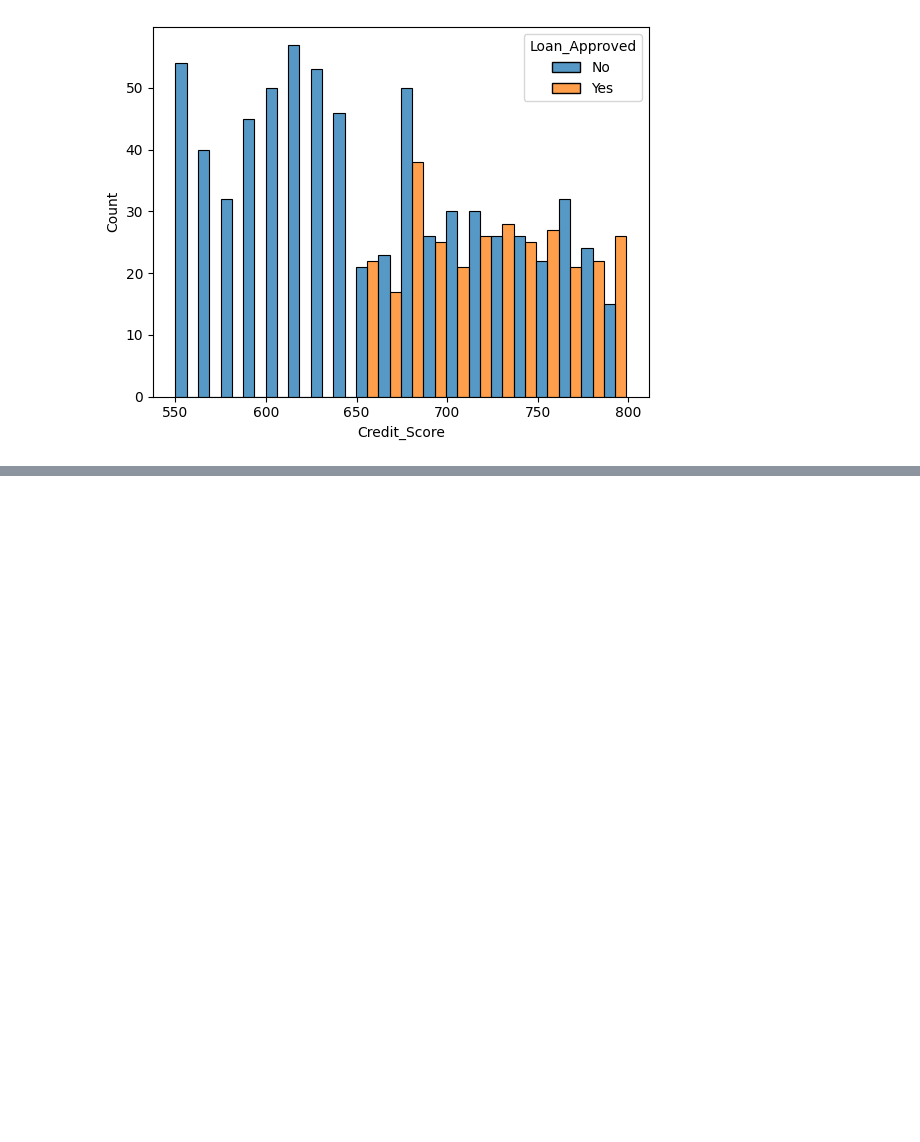
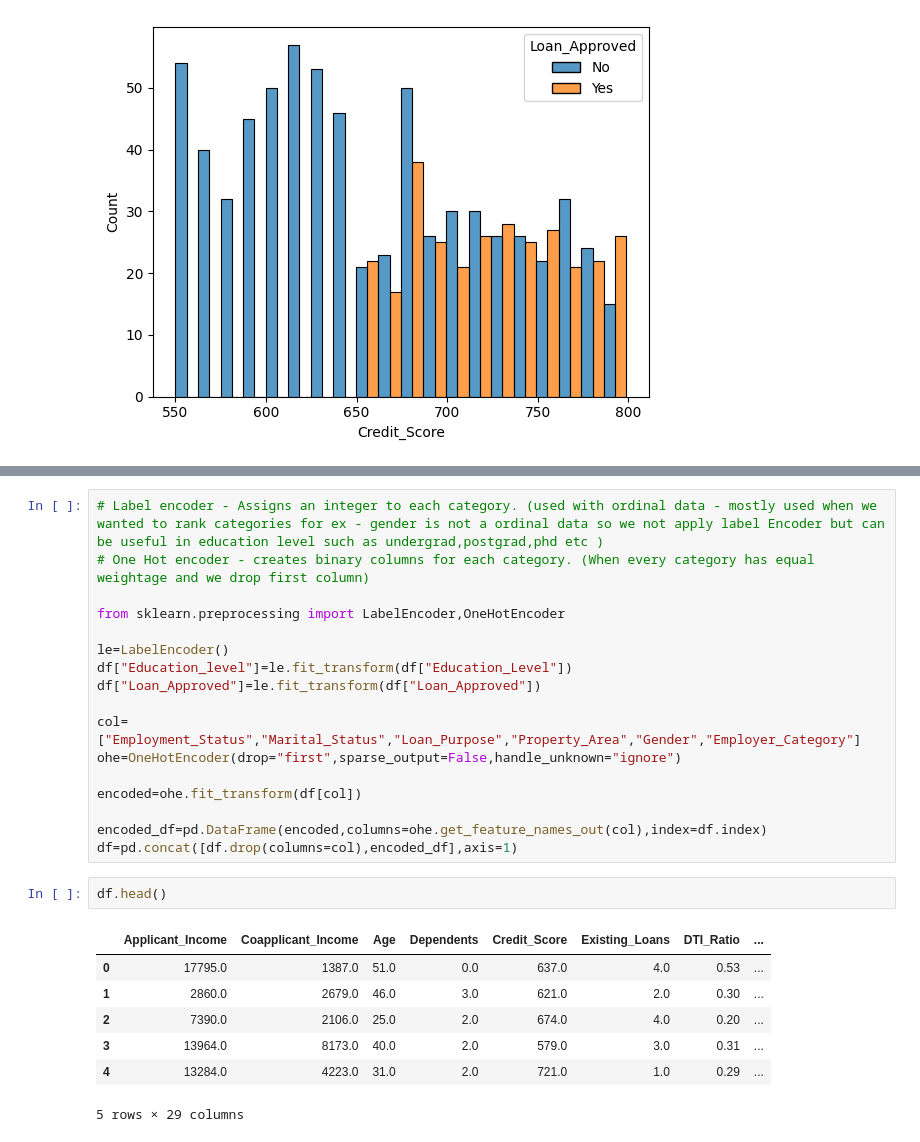
Before and after one commit to Sayansh2004/AI-ML, a Jupyter notebook: Projects/creditwiseLoanApproval/loanApproval.ipynb, the cells around one changed output, grey strips where cells are left out. Cells and saved outputs as stored; diff of their text form; blank space fills up the shorter version.

```diff
--- a/Projects/creditwiseLoanApproval/loanApproval.ipynb
+++ b/Projects/creditwiseLoanApproval/loanApproval.ipynb
@@ -109,0 +130,27 @@ sns.histplot(
+# %%
+# Label encoder - Assigns an integer to each category. (used with ordinal data - mostly used when we wanted to rank categories for ex - gender is not a ordinal data so we not apply label Encoder but can be useful in education level such as undergrad,postgrad,phd etc )
+# One Hot encoder - creates binary columns for each category. (When every category has equal weightage and we drop first column)
+
+from sklearn.preprocessing import LabelEncoder,OneHotEncoder
+
+le=LabelEncoder()
+df["Education_level"]=le.fit_transform(df["Education_Level"])
+df["Loan_Approved"]=le.fit_transform(df["Loan_Approved"])
+
+col=["Employment_Status","Marital_Status","Loan_Purpose","Property_Area","Gender","Employer_Category"]
+ohe=OneHotEncoder(drop="first",sparse_output=False,handle_unknown="ignore")
+
+encoded=ohe.fit_transform(df[col])
+
+encoded_df=pd.DataFrame(encoded,columns=ohe.get_feature_names_out(col),index=df.index)
+df=pd.concat([df.drop(columns=col),encoded_df],axis=1)
+# %%
+df.head()
+# %% [output]
+|  | Applicant_Income | Coapplicant_Income | Age | Dependents | Credit_Score | Existing_Loans | DTI_Ratio | ... |
+| 0 | 17795.0 | 1387.0 | 51.0 | 0.0 | 637.0 | 4.0 | 0.53 | ... |
+| 1 | 2860.0 | 2679.0 | 46.0 | 3.0 | 621.0 | 2.0 | 0.30 | ... |
+| 2 | 7390.0 | 2106.0 | 25.0 | 2.0 | 674.0 | 4.0 | 0.20 | ... |
+| 3 | 13964.0 | 8173.0 | 40.0 | 2.0 | 579.0 | 3.0 | 0.31 | ... |
+| 4 | 13284.0 | 4223.0 | 31.0 | 2.0 | 721.0 | 1.0 | 0.29 | ... |
+5 rows × 29 columns
```
Also changed, not shown: parts of 3 cells of this notebook.
